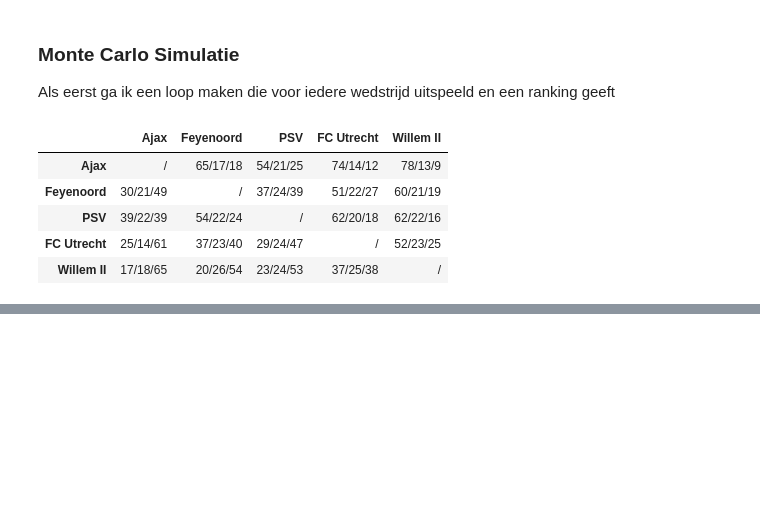
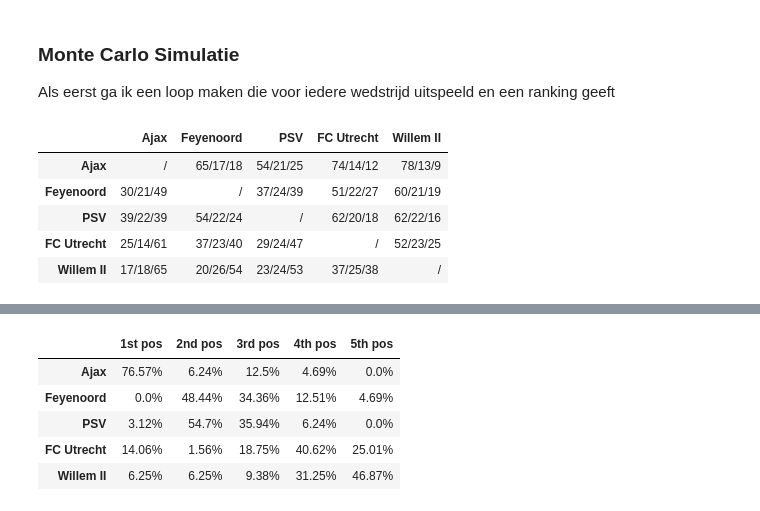
Before and after one commit to StanHaakman/Monte-Carlo-Voetbalcompetitie, a Jupyter notebook: main.ipynb, the cells around one changed output, grey strips where cells are left out. Cells and saved outputs as stored; diff of their text form; code cells hidden in the pictures; blank space fills up the shorter version.

```diff
--- a/main.ipynb
+++ b/main.ipynb
@@ -163,0 +188,11 @@ TypeError: competitie() missing 1 required positional argument: 'rng'
+# %%
+percent_tabel = resultaat.div(resultaat.sum(axis=1), axis=0).mul(100).round(2)
+percent_tabel = percent_tabel.astype('string').add('%')
+percent_tabel
+# %% [output]
+|  | 1st pos | 2nd pos | 3rd pos | 4th pos | 5th pos |
+| Ajax | 76.57% | 6.24% | 12.5% | 4.69% | 0.0% |
+| Feyenoord | 0.0% | 48.44% | 34.36% | 12.51% | 4.69% |
+| PSV | 3.12% | 54.7% | 35.94% | 6.24% | 0.0% |
+| FC Utrecht | 14.06% | 1.56% | 18.75% | 40.62% | 25.01% |
+| Willem II | 6.25% | 6.25% | 9.38% | 31.25% | 46.87% |
```
Also changed, not shown: parts of 5 cells of this notebook.
